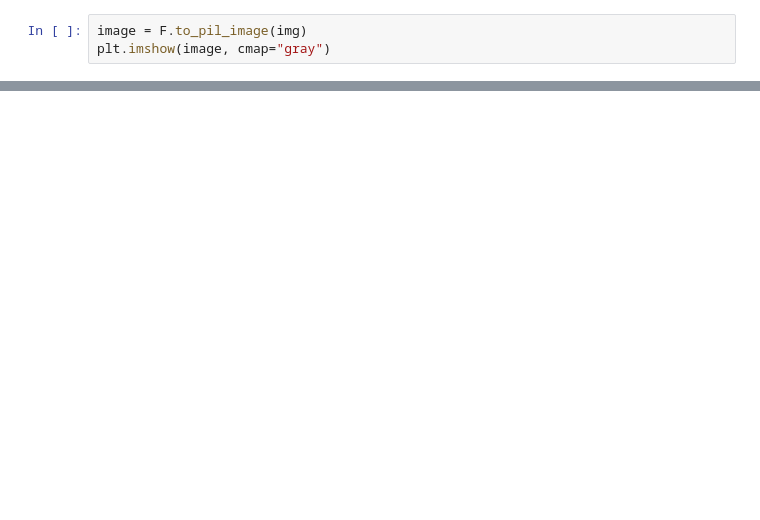
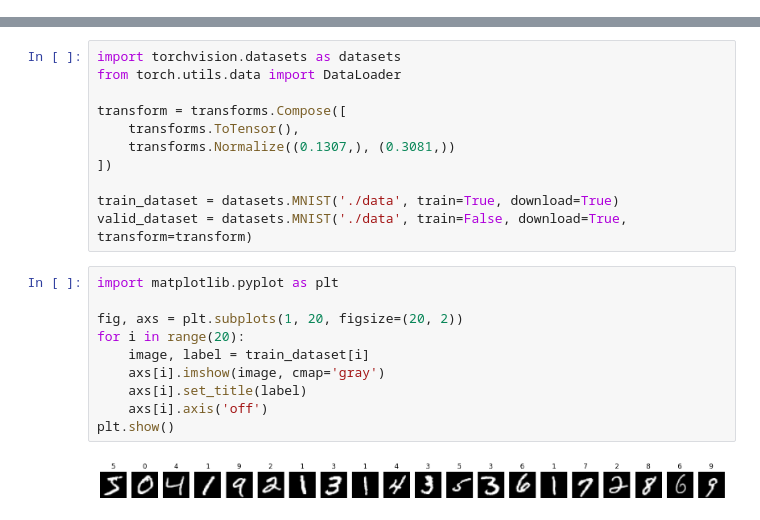
Before and after one commit to HoangLayor/Handwritten-Digit-Recognition, a Jupyter notebook: inference.ipynb, the cells around one changed output, grey strips where cells are left out. Saved outputs shown, nothing was run; the diff lists cells and outputs as text; blank space fills up the shorter version.

```diff
--- a/inference.ipynb
+++ b/inference.ipynb
@@ -150,3 +0,0 @@ device(type='cuda', index=0)
-# %%
-image = F.to_pil_image(img)
-plt.imshow(image, cmap="gray")
@@ -160,0 +38,23 @@ AttributeError: 'collections.OrderedDict' object has no attribute 'eval'
+# %%
+import torchvision.datasets as datasets
+from torch.utils.data import DataLoader
+
+transform = transforms.Compose([
+    transforms.ToTensor(),
+    transforms.Normalize((0.1307,), (0.3081,))
+])
+
+train_dataset = datasets.MNIST('./data', train=True, download=True)
+valid_dataset = datasets.MNIST('./data', train=False, download=True, transform=transform)
+# %%
+import matplotlib.pyplot as plt
+
+fig, axs = plt.subplots(1, 20, figsize=(20, 2))
+for i in range(20):
+    image, label = train_dataset[i]
+    axs[i].imshow(image, cmap='gray')
+    axs[i].set_title(label)
+    axs[i].axis('off')
+plt.show()
+# %% [output]
+[figure, added]
```
Also changed, not shown: parts of 21 cells of this notebook, 34 other files.
